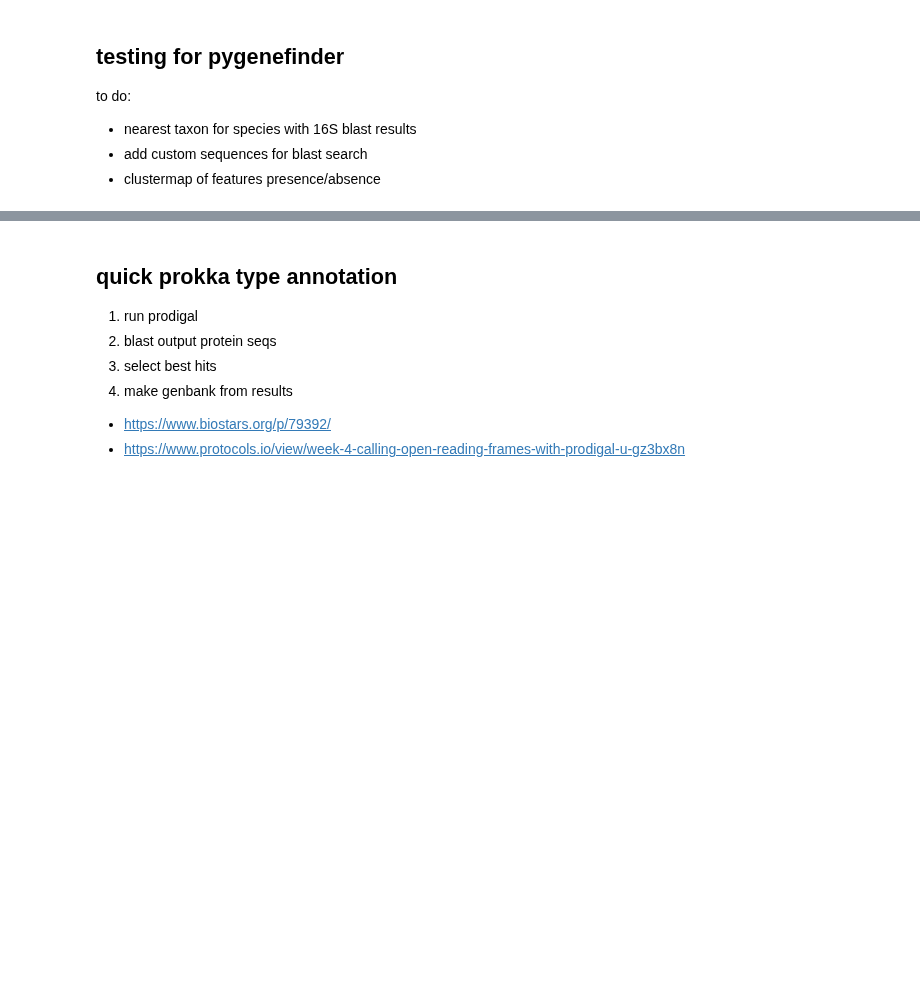
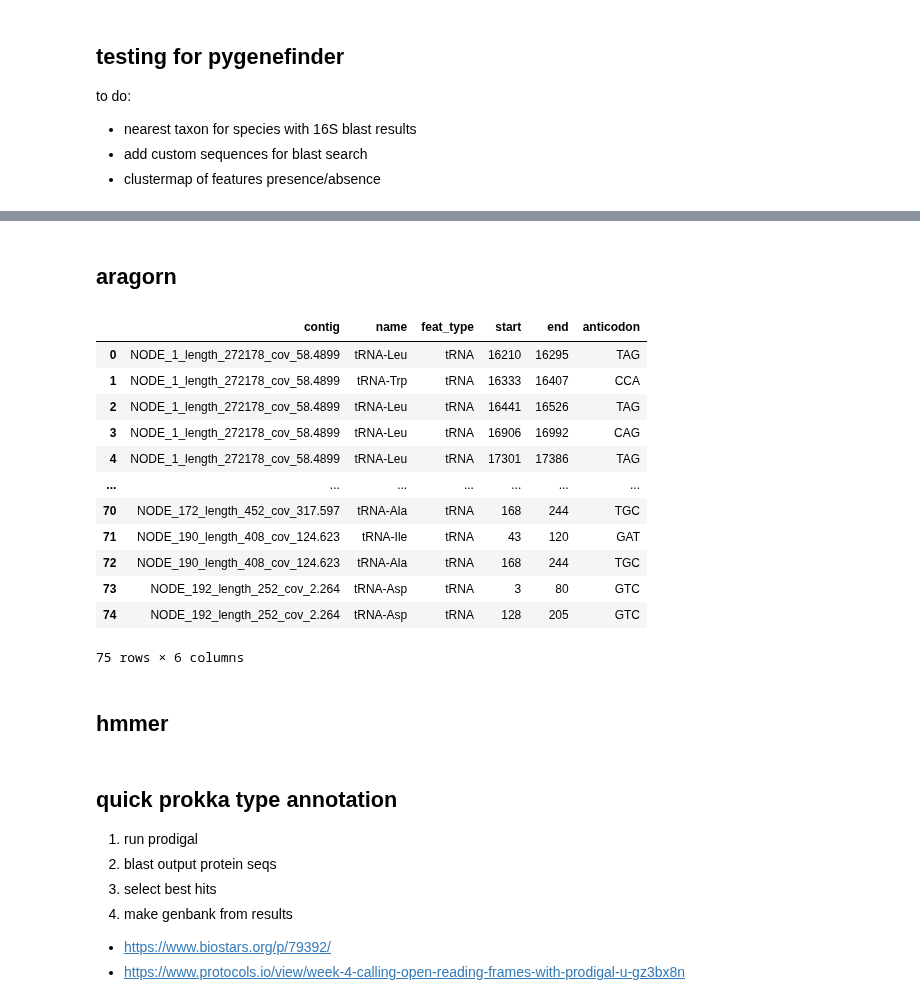
Before and after one commit to dmnfarrell/pathogenie, a Jupyter notebook: notebooks/testing.ipynb, the cells around one changed output, grey strips where cells are left out. Saved outputs shown, nothing was run; the diff lists cells and outputs as text; code cells hidden in the pictures; blank space fills up the shorter version.

Commit message:
aragorn and some msys2 binaries

```diff
--- a/notebooks/testing.ipynb
+++ b/notebooks/testing.ipynb
@@ -37,0 +58,25 @@ links = {'card':'https://github.com/tseemann/abricate/raw/master/db/card/sequenc
+# %% [markdown]
+## aragorn
+# %%
+def aragorn(infile):
+    cmd = 'aragorn -l -gcbact -t -w %s -o /tmp/aragorn.txt' %infile
+    tmp = subprocess.check_output(cmd, shell=True)
+    df = read_aragorn('/tmp/aragorn.txt')
+    return df
+
+df = aragorn('../ana_files/RF15A.fa')
+df
+# %% [output]
+|  | contig | name | feat_type | start | end | anticodon |
+| 0 | NODE_1_length_272178_cov_58.4899 | tRNA-Leu | tRNA | 16210 | 16295 | TAG |
+| 1 | NODE_1_length_272178_cov_58.4899 | tRNA-Trp | tRNA | 16333 | 16407 | CCA |
+| 2 | NODE_1_length_272178_cov_58.4899 | tRNA-Leu | tRNA | 16441 | 16526 | TAG |
+| 3 | NODE_1_length_272178_cov_58.4899 | tRNA-Leu | tRNA | 16906 | 16992 | CAG |
+| 4 | NODE_1_length_272178_cov_58.4899 | tRNA-Leu | tRNA | 17301 | 17386 | TAG |
+| ... | ... | ... | ... | ... | ... | ... |
+| 70 | NODE_172_length_452_cov_317.597 | tRNA-Ala | tRNA | 168 | 244 | TGC |
+| 71 | NODE_190_length_408_cov_124.623 | tRNA-Ile | tRNA | 43 | 120 | GAT |
+| 72 | NODE_190_length_408_cov_124.623 | tRNA-Ala | tRNA | 168 | 244 | TGC |
+| 73 | NODE_192_length_252_cov_2.264 | tRNA-Asp | tRNA | 3 | 80 | GTC |
+| 74 | NODE_192_length_252_cov_2.264 | tRNA-Asp | tRNA | 128 | 205 | GTC |
+75 rows × 6 columns
@@ -37,0 +129,2 @@ links = {'card':'https://github.com/tseemann/abricate/raw/master/db/card/sequenc
+# %% [markdown]
+## hmmer
```
Also changed, not shown: parts of 8 cells of this notebook, 13 other files.
